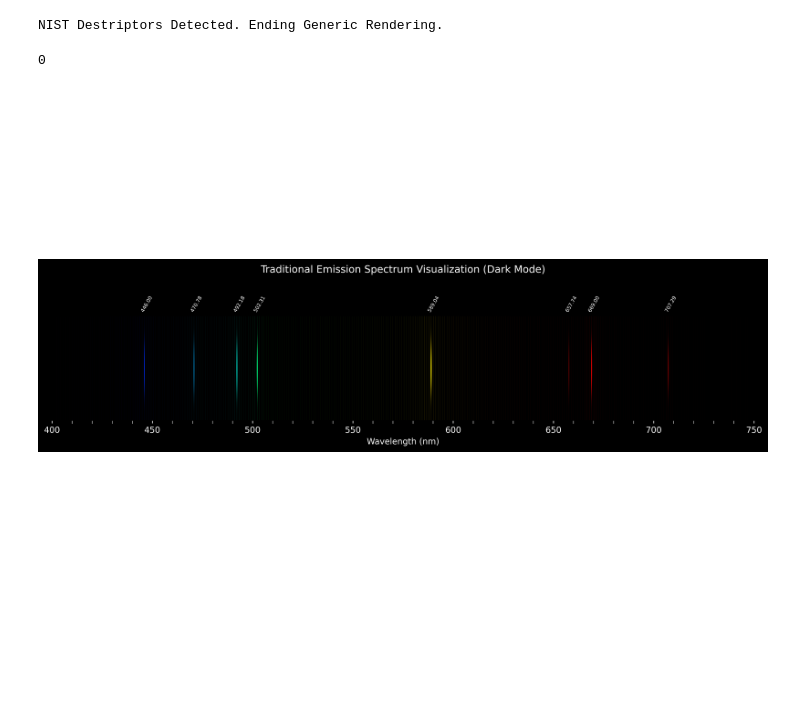
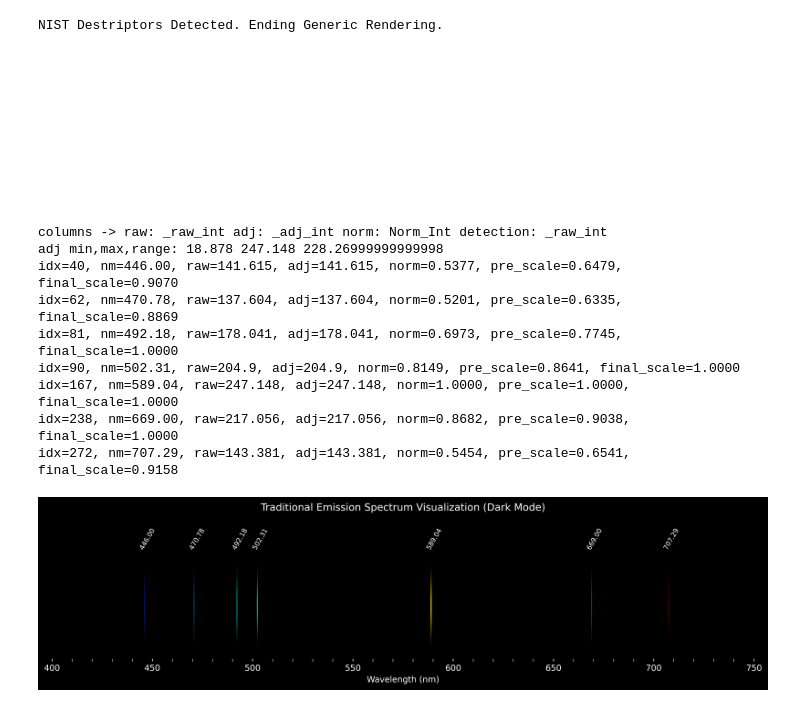
Before and after one commit to idontwantausername609/Spectrum-Renderer, a Jupyter notebook: Colab Based App/generic_playground.ipynb, the cells around one changed output. Drawn from its saved outputs; the diff is of its cells as text; code cells hidden in the pictures; blank space fills up the shorter version.

```diff
--- a/Colab Based App/generic_playground.ipynb
+++ b/Colab Based App/generic_playground.ipynb
@@ -467,31 +495,42 @@ fig = plot_emission_spectrum(
 
 buf = io.BytesIO()
 fig.savefig(buf, format='png', bbox_inches='tight', dpi=600)
-buf.seek(0)
 # %% [output]
 NIST Destriptors Detected. Ending Generic Rendering.
-0
 [figure]
 # %%
 EXCEL_FILE_PATH = 'he test.xlsx'
-
 
 # Example: load and render without editing the source module.
 df = pd.read_excel(EXCEL_FILE_PATH)
 
 fig = plot_emission_spectrum(
     data_df=df,
-    prominence_percentage=0.08,
+    prominence_percentage=0.15,
     min_needle_max_width_nm=0.1,
     max_needle_max_width_nm=0.3,
-    glow_width_multiplier=1.3,
-    glow_alpha=0.35,
+    glow_width_multiplier=1.5,
+    glow_alpha=0,
     mode='dark',
     peak_label_y_position=0.77,
     max_needle_y_scale=0.75,
+    fig_size=(15, 3),
+    min_brightness=0.01,
+    needle_shape_power=4,
+    label_min_norm_int=0.20,
     )
 
 buf = io.BytesIO()
 fig.savefig(buf, format='png', bbox_inches='tight', dpi=600)
+display(Image(data=buf.getvalue()))
 # %% [output]
+columns -> raw: _raw_int adj: _adj_int norm: Norm_Int detection: _raw_int
+adj min,max,range: 18.878 247.148 228.26999999999998
+idx=40, nm=446.00, raw=141.615, adj=141.615, norm=0.5377, pre_scale=0.6479, final_scale=0.9070
+idx=62, nm=470.78, raw=137.604, adj=137.604, norm=0.5201, pre_scale=0.6335, final_scale=0.8869
+idx=81, nm=492.18, raw=178.041, adj=178.041, norm=0.6973, pre_scale=0.7745, final_scale=1.0000
+idx=90, nm=502.31, raw=204.9, adj=204.9, norm=0.8149, pre_scale=0.8641, final_scale=1.0000
+idx=167, nm=589.04, raw=247.148, adj=247.148, norm=1.0000, pre_scale=1.0000, final_scale=1.0000
+idx=238, nm=669.00, raw=217.056, adj=217.056, norm=0.8682, pre_scale=0.9038, final_scale=1.0000
+idx=272, nm=707.29, raw=143.381, adj=143.381, norm=0.5454, pre_scale=0.6541, final_scale=0.9158
-[figure, old version]
+[figure, new version]
```
Also changed, not shown: parts of 3 cells of this notebook, 5 other files.
